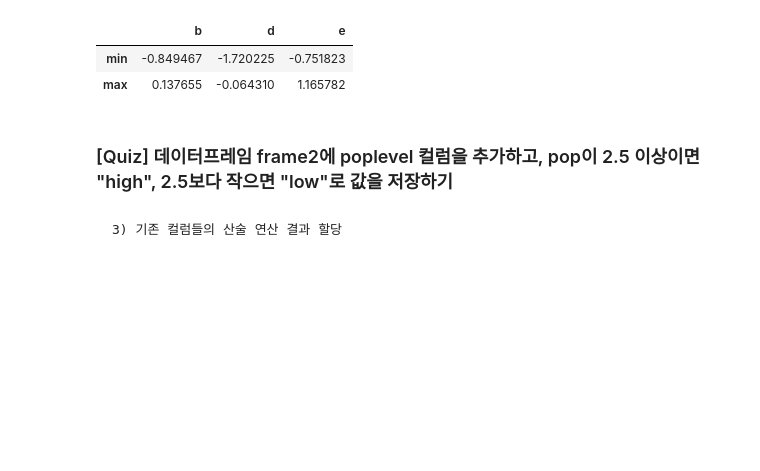
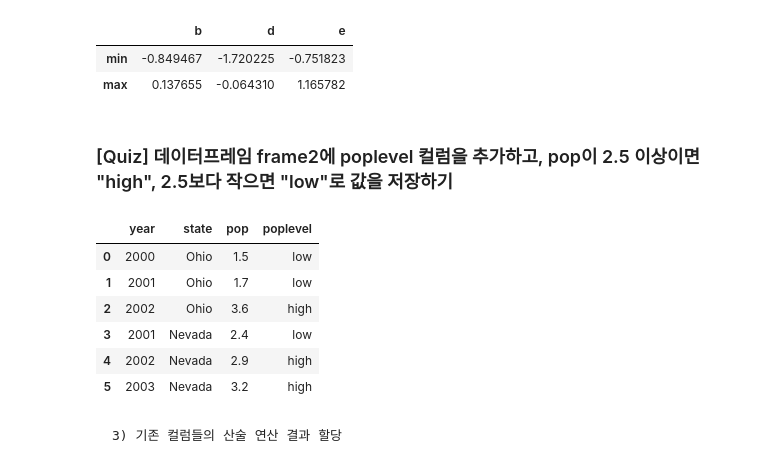
Before and after one commit to seein2/python_basic_1, a Jupyter notebook: ch05_update_class.ipynb, the cells around one changed output. Saved outputs shown, nothing was run; the diff lists cells and outputs as text; code cells hidden in the pictures; blank space fills up the shorter version.

```diff
--- a/ch05_update_class.ipynb
+++ b/ch05_update_class.ipynb
@@ -1094,6 +1110,17 @@ Oregon -0.390402 -0.064310  0.662553
 | max | 0.137655 | -0.064310 | 1.165782 |
 # %% [markdown]
 ### [Quiz] 데이터프레임 frame2에 poplevel 컬럼을 추가하고, pop이 2.5 이상이면 "high", 2.5보다 작으면 "low"로 값을 저장하기
+# %%
+frame2["poplevel"] = frame2["pop"].apply(lambda pop: "high" if pop >= 2.5 else "low")
+frame2
+# %% [output]
+|  | year | state | pop | poplevel |
+| 0 | 2000 | Ohio | 1.5 | low |
+| 1 | 2001 | Ohio | 1.7 | low |
+| 2 | 2002 | Ohio | 3.6 | high |
+| 3 | 2001 | Nevada | 2.4 | low |
+| 4 | 2002 | Nevada | 2.9 | high |
+| 5 | 2003 | Nevada | 3.2 | high |
 # %% [markdown]
     3) 기존 컬럼들의 산술 연산 결과 할당
 # %%
```
Also changed, not shown: parts of 14 cells of this notebook.
